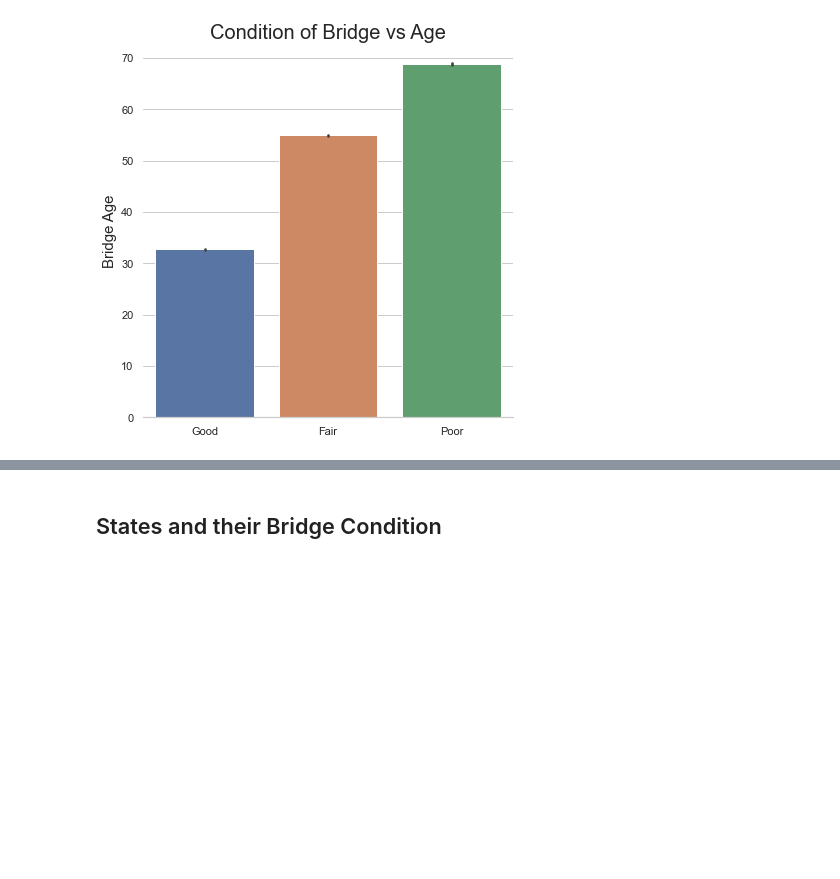
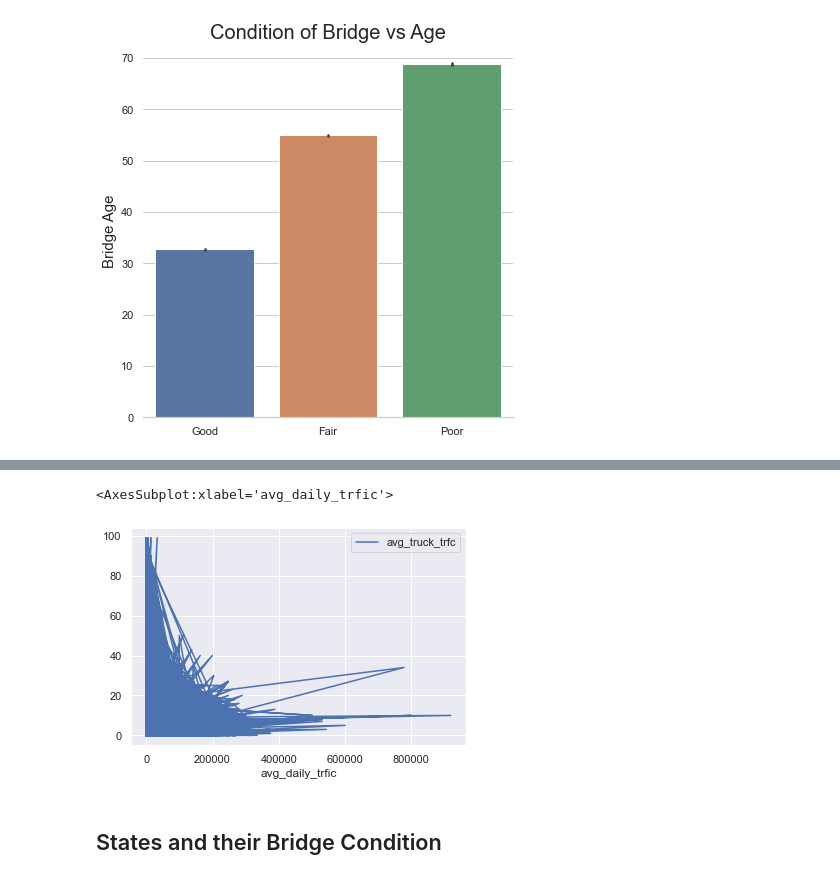
Before and after one commit to Milenaafeworki/Bridges-Condition-Classification, a Jupyter notebook: Visualizations.ipynb, the cells around one changed output, grey strips where cells are left out. Drawn from its saved outputs; the diff is of its cells as text; code cells hidden in the pictures; blank space fills up the shorter version.

Commit message:
visualization

```diff
--- a/Visualizations.ipynb
+++ b/Visualizations.ipynb
@@ -199,3 +214,15 @@ plt.title("Condition of Bridge vs Age", fontsize=20);
+# %%
+import seaborn as sns
+sns.set_theme(style="darkgrid")
+
+# Load an example dataset with long-form data
+# fmri = sns.load_dataset(df)
+
+# Plot the responses for different events and regions
+df.plot(x='avg_daily_trfic', y='avg_truck_trfc')
+# %% [output]
+<AxesSubplot:xlabel='avg_daily_trfic'>
+[figure, added]
 # %% [markdown]
 ## States and their Bridge Condition
 # %% [markdown]
```
Also changed, not shown: parts of 1 cell of this notebook, 1 other file.
